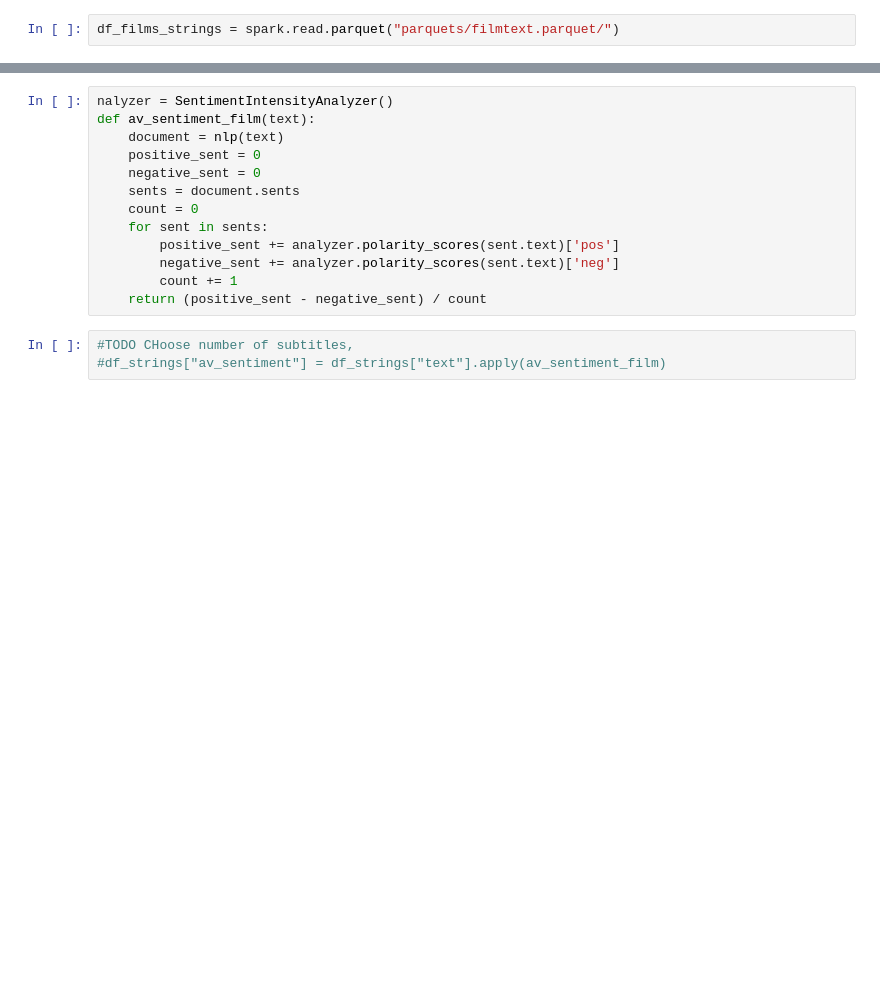
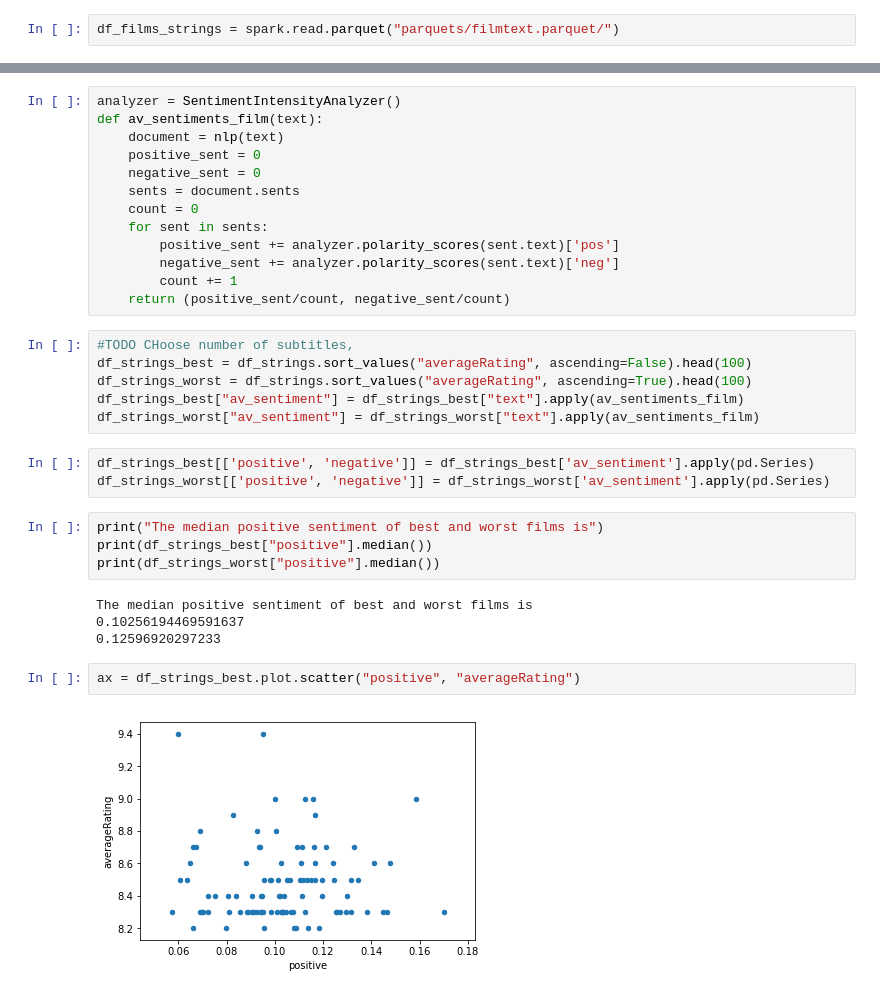
Before and after one commit to Xabitsuki/adamax, a Jupyter notebook: NotebookFinal.ipynb, the cells around one changed output, grey strips where cells are left out. Drawn from its saved outputs; the diff is of its cells as text; blank space fills up the shorter version.

```diff
--- a/NotebookFinal.ipynb
+++ b/NotebookFinal.ipynb
@@ -988,6 +1016,6 @@ Py4JJavaError: An error occurred while calling o375.collectToPython.
 # %%
-nalyzer = SentimentIntensityAnalyzer()
-def av_sentiment_film(text):
+analyzer = SentimentIntensityAnalyzer()
+def av_sentiments_film(text):
     document = nlp(text)
     positive_sent = 0
     negative_sent = 0
@@ -997,7 +1025,25 @@ def av_sentiment_film(text):
         positive_sent += analyzer.polarity_scores(sent.text)['pos']
         negative_sent += analyzer.polarity_scores(sent.text)['neg']
         count += 1
-    return (positive_sent - negative_sent) / count
+    return (positive_sent/count, negative_sent/count)
-# %%
-#TODO CHoose number of subtitles,
-#df_strings["av_sentiment"] = df_strings["text"].apply(av_sentiment_film)
+# %%
+#TODO CHoose number of subtitles,
+df_strings_best = df_strings.sort_values("averageRating", ascending=False).head(100)
+df_strings_worst = df_strings.sort_values("averageRating", ascending=True).head(100)
+df_strings_best["av_sentiment"] = df_strings_best["text"].apply(av_sentiments_film)
+df_strings_worst["av_sentiment"] = df_strings_worst["text"].apply(av_sentiments_film)
+# %%
+df_strings_best[['positive', 'negative']] = df_strings_best['av_sentiment'].apply(pd.Series)
+df_strings_worst[['positive', 'negative']] = df_strings_worst['av_sentiment'].apply(pd.Series)
+# %%
+print("The median positive sentiment of best and worst films is")
+print(df_strings_best["positive"].median())
+print(df_strings_worst["positive"].median())
+# %% [output]
+The median positive sentiment of best and worst films is
+0.10256194469591637
+0.12596920297233
+# %%
+ax = df_strings_best.plot.scatter("positive", "averageRating")
+# %% [output]
+[figure, added]
```
Also changed, not shown: parts of 24 cells of this notebook.
